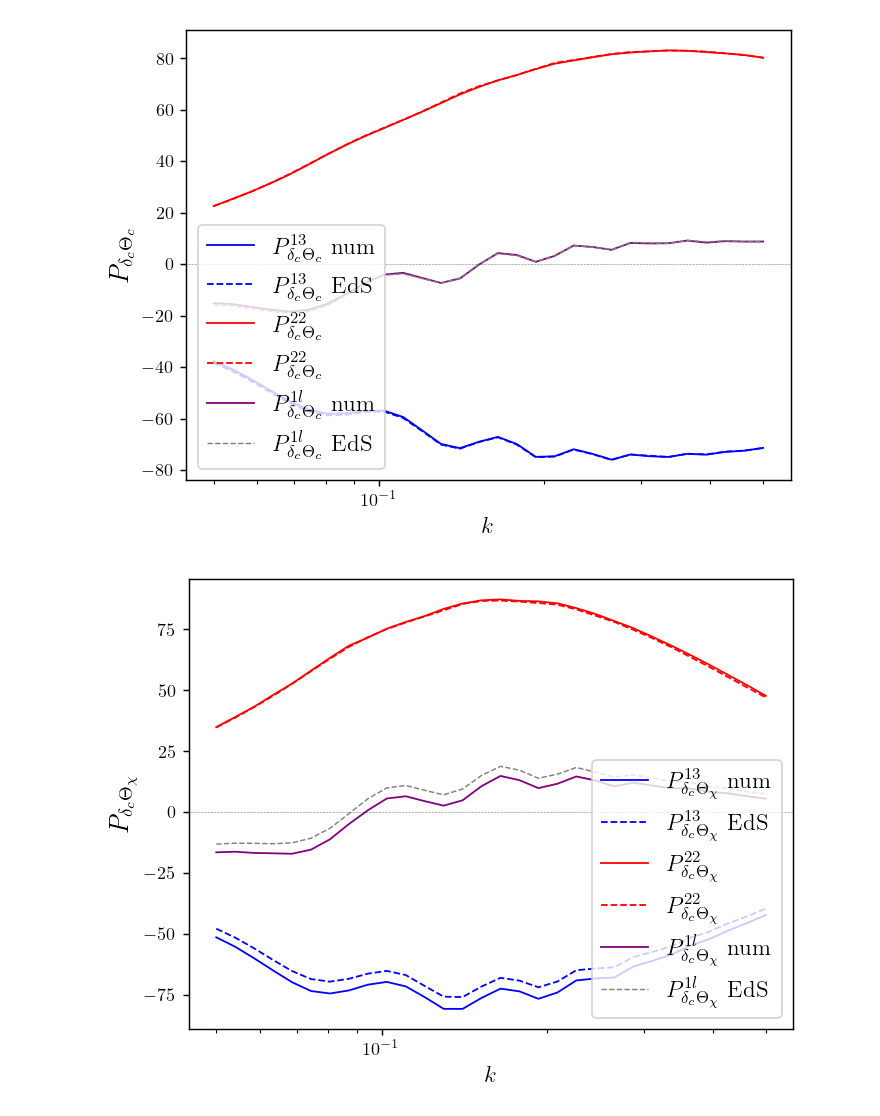
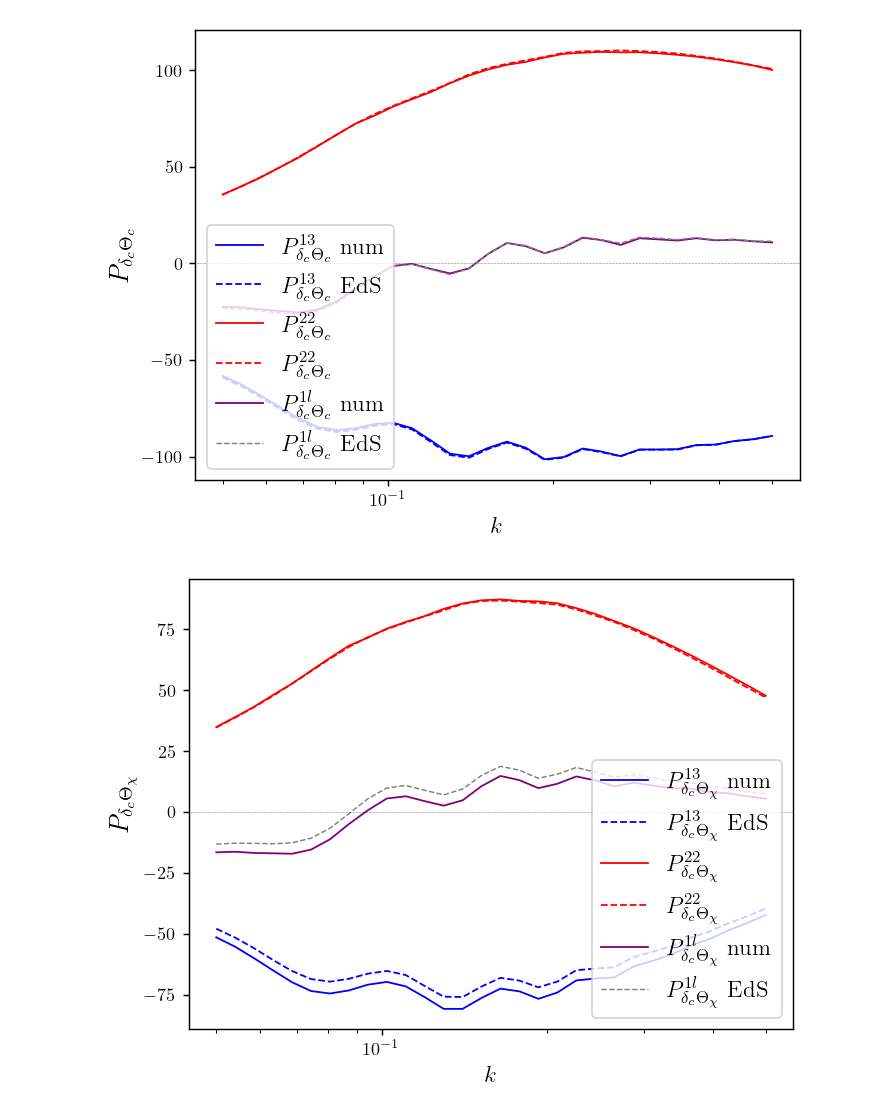
Before and after one commit to fverd/class, a Jupyter notebook: soundspeed-scripts/kernels-fullnum/numerical-integrals/plot-numint-result.ipynb, the cells around one changed output. Drawn from its saved outputs; the diff is of its cells as text; code cells hidden in the pictures.

```diff
--- a/soundspeed-scripts/kernels-fullnum/numerical-integrals/plot-numint-result.ipynb
+++ b/soundspeed-scripts/kernels-fullnum/numerical-integrals/plot-numint-result.ipynb
@@ -10,32 +10,32 @@ plt.rcParams.update({
 # %%
 plt.figure(figsize=(6,4.5),dpi=130)
 
-kplt,dcTc22, dcTc22_EdS, dcTx22, dcTx22_EdS, PL_cc, TL_x =np.loadtxt('/home/fverdian/class/soundsped-scripts/kernels-fullnum/numerical-integrals/checks-Theta/dT22EdSh-kJ0p1-fx0p1-N1000.txt', unpack=True)
+kplt,dcTc22, dcTc22_EdS, dcTx22, dcTx22_EdS, PL_cc, TL_x =np.loadtxt('/home/fverdian/class/soundspeed-scripts/kernels-fullnum/numerical-integrals/checks-Theta/dT22EdSh-kJ0p45-fx0p1-N1000.txt', unpack=True)
 
-kplt,dcTc13, dcTc13_EdS, dcTx13, dcTx13_EdS, PL_cc, TL_x =np.loadtxt('/home/fverdian/class/soundsped-scripts/kernels-fullnum/numerical-integrals/checks-Theta/dT13EdSh-kJ0p1-fx0p1-N1000.txt', unpack=True)
+kplt,dcTc13, dcTc13_EdS, dcTx13, dcTx13_EdS, PL_cc, TL_x =np.loadtxt('/home/fverdian/class/soundspeed-scripts/kernels-fullnum/numerical-integrals/checks-Theta/dT13EdSh-kJ0p45-fx0p1-N1000.txt', unpack=True)
 
 plt.plot(kplt, dcTc13, 'b', label=r'$P^{13}_{\delta_c\Theta_c}$ num', linewidth=1)
 plt.plot(kplt, dcTc13_EdS, 'b--', label=r'$P^{13}_{\delta_c\Theta_c}$ EdS', linewidth=1)
 
 plt.plot(kplt, dcTc22, 'r', label=r'$P^{22}_{\delta_c\Theta_c}$', linewidth=1)
 plt.plot(kplt, dcTc22_EdS, 'r--', label=r'$P^{22}_{\delta_c\Theta_c}$', linewidth=1)
 plt.plot(kplt, dcTc22 + dcTc13, 'purple', label=r'$P^{1l}_{\delta_c\Theta_c}$ num', linewidth=1)
 
 plt.plot(kplt, dcTc22_EdS+dcTc13_EdS, 'gray', linestyle='--', linewidth=0.8, label=r'$P^{1l}_{\delta_c\Theta_c}$ EdS')
 # plt.plot(kplt, PL_cc, 'k', linestyle='--', linewidth=0.8, label=r'$P^{1l}_{\delta_c\Theta_c}$ EdS')
 
 plt.axhline(y=0.,linestyle=':', color='k', linewidth=0.3)
 
 plt.xscale('log')
 # plt.yscale('log')
 
 plt.ylabel(r"$P_{\delta_c\Theta_c}$", fontsize=15)
 plt.legend(fontsize=13, loc='lower left')
 plt.xlabel(r'$k$', fontsize=13)
 # plt.savefig('/home/fverdian/class/soundspeed-scripts/figure/P-1loop-theory-deltaTheta.pdf', bbox_inches='tight')
 plt.show()
 # %% [output]
-[figure, old version]
+[figure, new version]
 # %%
 plt.figure(figsize=(6,4.5),dpi=130)
 
```
Also changed, not shown: 10 other files.
